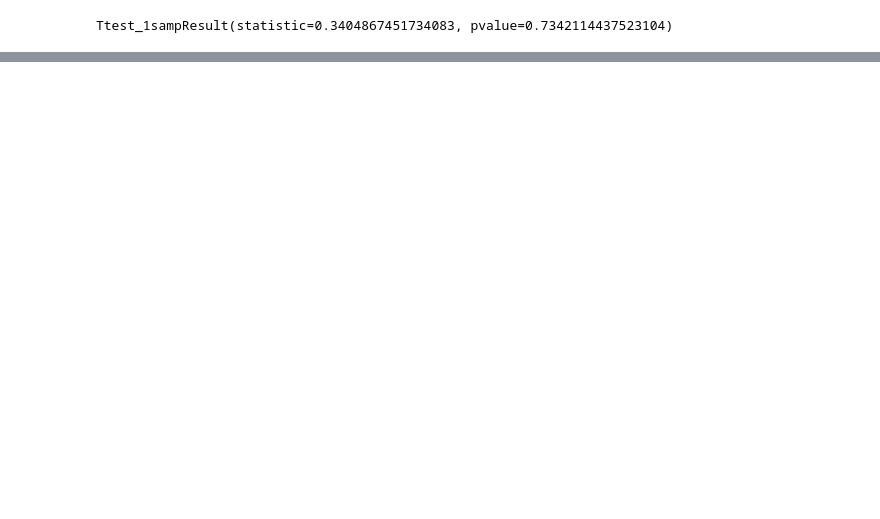
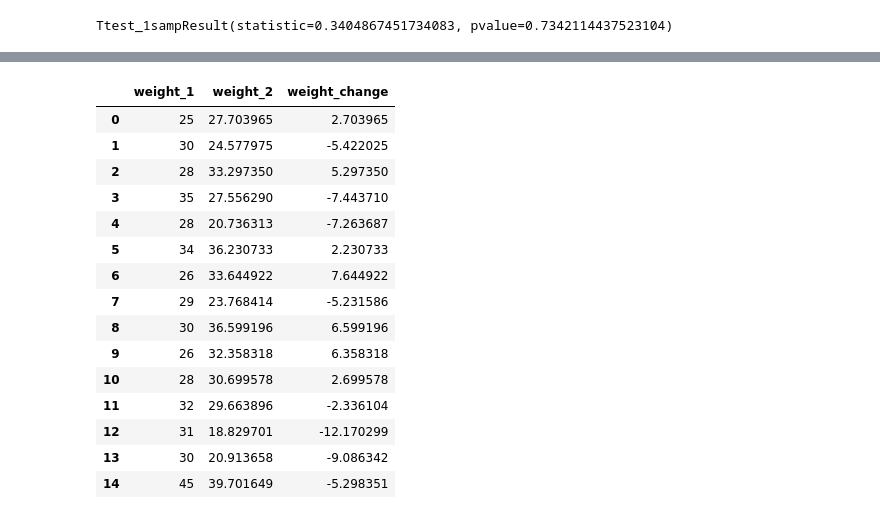
Before and after one commit to Sudipto-dash/ML_Learning, a Jupyter notebook: ipynb/3-6-22.ipynb, the cells around one changed output, grey strips where cells are left out. Drawn from its saved outputs; the diff is of its cells as text; code cells hidden in the pictures; blank space fills up the shorter version.

```diff
--- a/ipynb/3-6-22.ipynb
+++ b/ipynb/3-6-22.ipynb
@@ -256,0 +262,9 @@ Ttest_1sampResult(statistic=0.3404867451734083, pvalue=0.7342114437523104)
+# %%
+#Paired T-test
+weight1=[25,30,28,35,28,34,26,29,30,26,28,32,31,30,45]
+weight2=weight1+stats.norm.rvs(scale=5,loc=-1.25,size=15)
+weight_df=pd.DataFrame({"weight_1":np.array(weight1),
+                         "weight_2":np.array(weight2),
+                       "weight_change":np.array(weight2)-np.array(weight1)})
+weight_df
+# %% [output]
@@ -256,0 +277,16 @@ Ttest_1sampResult(statistic=0.3404867451734083, pvalue=0.7342114437523104)
+|  | weight_1 | weight_2 | weight_change |
+| 0 | 25 | 27.703965 | 2.703965 |
+| 1 | 30 | 24.577975 | -5.422025 |
+| 2 | 28 | 33.297350 | 5.297350 |
+| 3 | 35 | 27.556290 | -7.443710 |
+| 4 | 28 | 20.736313 | -7.263687 |
+| 5 | 34 | 36.230733 | 2.230733 |
+| 6 | 26 | 33.644922 | 7.644922 |
+| 7 | 29 | 23.768414 | -5.231586 |
+| 8 | 30 | 36.599196 | 6.599196 |
+| 9 | 26 | 32.358318 | 6.358318 |
+| 10 | 28 | 30.699578 | 2.699578 |
+| 11 | 32 | 29.663896 | -2.336104 |
+| 12 | 31 | 18.829701 | -12.170299 |
+| 13 | 30 | 20.913658 | -9.086342 |
+| 14 | 45 | 39.701649 | -5.298351 |
```
Also changed, not shown: parts of 16 cells of this notebook, 2 other files.
